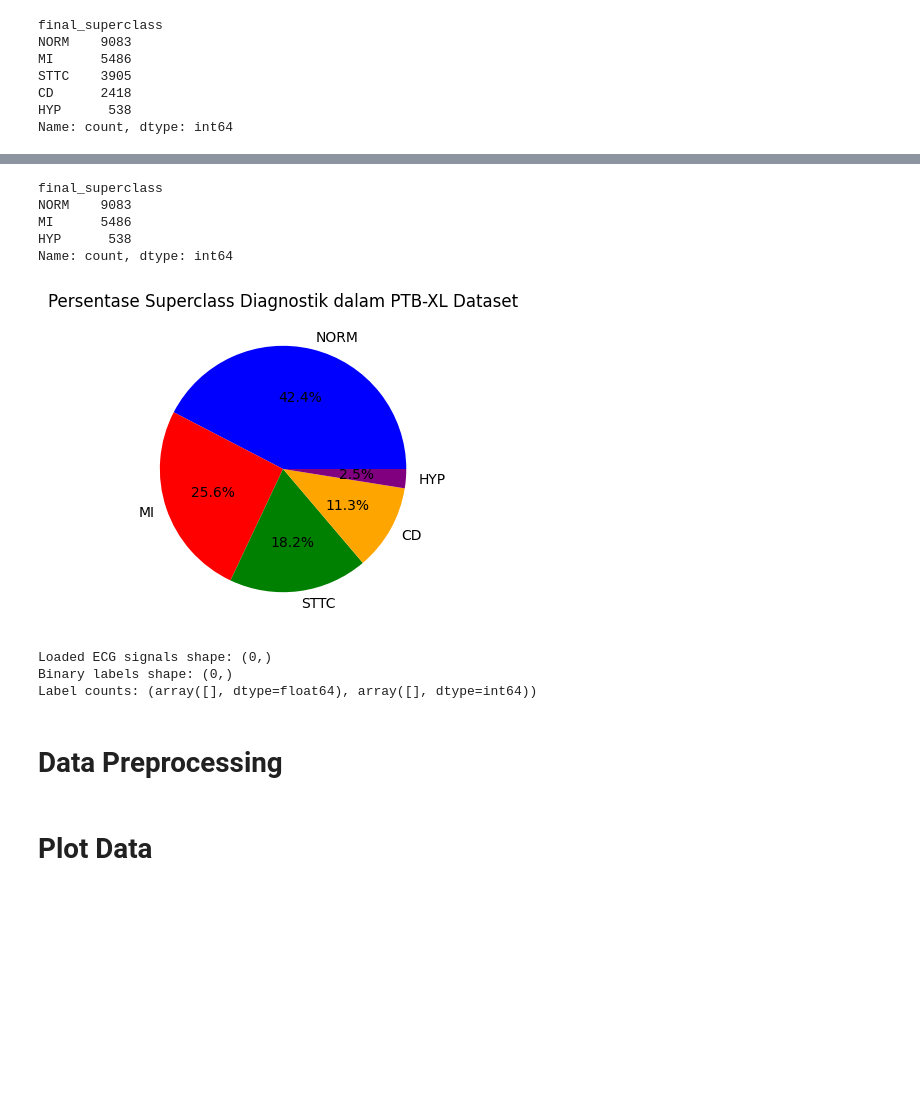
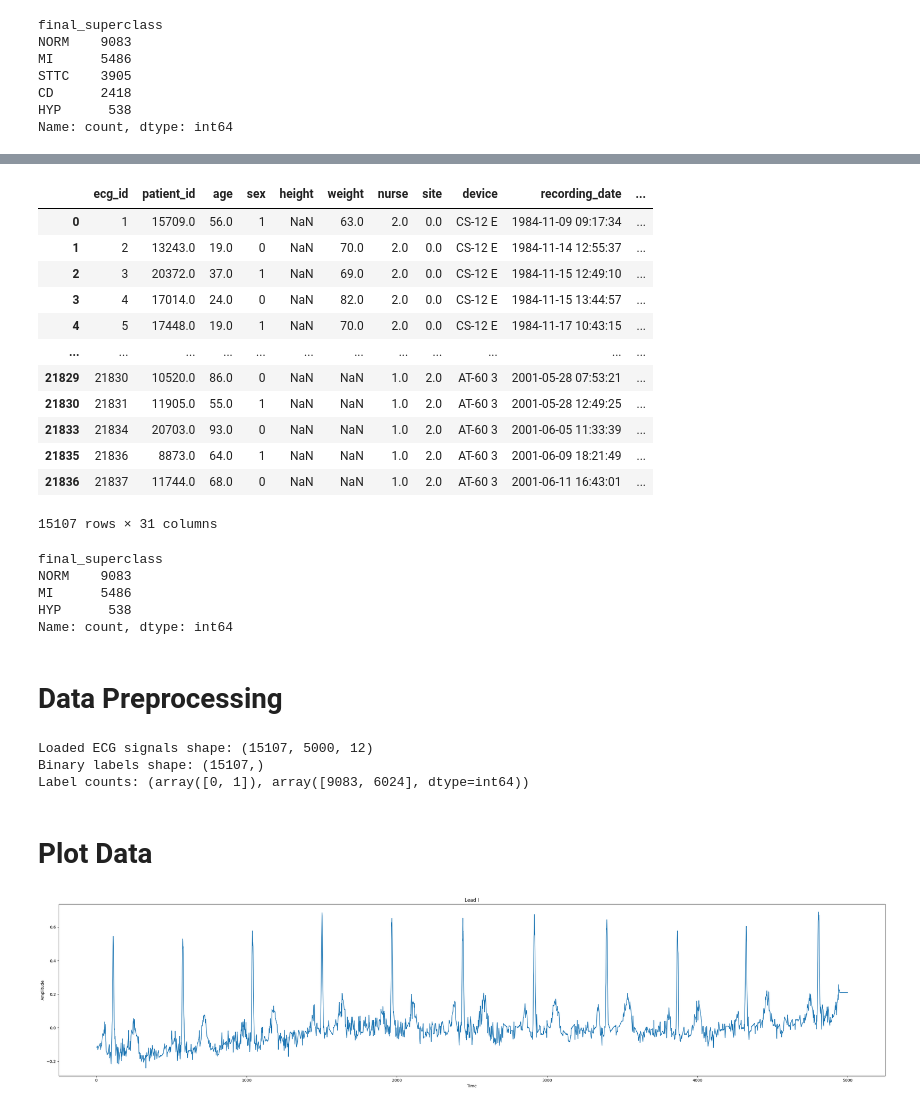
Before and after one commit to AshanMSilva/Early-Heart-Failure-Detection-via-AI-and-ECG, a Jupyter notebook: data_prepocessing.ipynb, the cells around one changed output, grey strips where cells are left out. Drawn from its saved outputs; the diff is of its cells as text; code cells hidden in the pictures; blank space fills up the shorter version.

Commit message:
updated code to preprocessed and train models

```diff
--- a/data_prepocessing.ipynb
+++ b/data_prepocessing.ipynb
@@ -119,13 +128,29 @@ filtered_df = df[df['final_superclass'].apply(lambda x: any(cls == x for cls in
 
 # Assign binary label: 0 = only NORM, 1 = has MI or HYP
 def assign_binary_label(subclasses):
-    if subclasses == {'NORM'}:
+    if subclasses == 'NORM':
         return 0
     elif 'MI' in subclasses or 'HYP' in subclasses:
         return 1
     return None
 
 filtered_df['label'] = filtered_df['final_superclass'].apply(assign_binary_label)
+# %%
+filtered_df
+# %% [output]
+|  | ecg_id | patient_id | age | sex | height | weight | nurse | site | device | recording_date | ... |
+| 0 | 1 | 15709.0 | 56.0 | 1 | NaN | 63.0 | 2.0 | 0.0 | CS-12 E | 1984-11-09 09:17:34 | ... |
+| 1 | 2 | 13243.0 | 19.0 | 0 | NaN | 70.0 | 2.0 | 0.0 | CS-12 E | 1984-11-14 12:55:37 | ... |
+| 2 | 3 | 20372.0 | 37.0 | 1 | NaN | 69.0 | 2.0 | 0.0 | CS-12 E | 1984-11-15 12:49:10 | ... |
+| 3 | 4 | 17014.0 | 24.0 | 0 | NaN | 82.0 | 2.0 | 0.0 | CS-12 E | 1984-11-15 13:44:57 | ... |
+| 4 | 5 | 17448.0 | 19.0 | 1 | NaN | 70.0 | 2.0 | 0.0 | CS-12 E | 1984-11-17 10:43:15 | ... |
+| ... | ... | ... | ... | ... | ... | ... | ... | ... | ... | ... | ... |
+| 21829 | 21830 | 10520.0 | 86.0 | 0 | NaN | NaN | 1.0 | 2.0 | AT-60 3 | 2001-05-28 07:53:21 | ... |
+| 21830 | 21831 | 11905.0 | 55.0 | 1 | NaN | NaN | 1.0 | 2.0 | AT-60 3 | 2001-05-28 12:49:25 | ... |
+| 21833 | 21834 | 20703.0 | 93.0 | 0 | NaN | NaN | 1.0 | 2.0 | AT-60 3 | 2001-06-05 11:33:39 | ... |
+| 21835 | 21836 | 8873.0 | 64.0 | 1 | NaN | NaN | 1.0 | 2.0 | AT-60 3 | 2001-06-09 18:21:49 | ... |
+| 21836 | 21837 | 11744.0 | 68.0 | 0 | NaN | NaN | 1.0 | 2.0 | AT-60 3 | 2001-06-11 16:43:01 | ... |
+15107 rows × 31 columns
 # %%
 filtered_df['final_superclass'].value_counts()
 # %% [output]
@@ -134,15 +159,6 @@ NORM    9083
 MI      5486
 HYP      538
 Name: count, dtype: int64
-# %%
-# Visualisasi dengan pie chart (dengan ukuran lebih kecil)
-import matplotlib.pyplot as plt
-plt.figure(figsize=(4, 4))
-plt.pie(class_counts, labels=class_counts.index, autopct='%1.1f%%', colors=["blue", "red", "green", "orange", "purple"])
-plt.title("Percentage of Diagnostic superclass")
-plt.show()
-# %% [output]
-[figure]
 # %%
 def load_ptbxl_signal(filepath):
     record = wfdb.rdrecord(filepath)
@@ -166,17 +182,6 @@ for idx, row in filtered_df.iterrows():
         labels.append(row['label'])
     except Exception as e:
         print(f"Error loading {path}: {e}")
-# %%
-X = np.array(signals)  # shape: (n_samples, 5000, 12)
-y = np.array(labels)
-
-print("Loaded ECG signals shape:", X.shape)
-print("Binary labels shape:", y.shape)
-print("Label counts:", np.unique(y, return_counts=True))
-# %% [output]
-Loaded ECG signals shape: (0,)
-Binary labels shape: (0,)
-Label counts: (array([], dtype=float64), array([], dtype=int64))
 # %% [markdown]
 # Data Preprocessing
 # %%
@@ -200,0 +206,11 @@ preprocessed_signals = normalize_signal(signals)
+# %%
+X = np.array(preprocessed_signals)  # shape: (n_samples, 5000, 12)
+y = np.array(labels)
+
+print("Loaded ECG signals shape:", X.shape)
+print("Binary labels shape:", y.shape)
+print("Label counts:", np.unique(y, return_counts=True))
+# %% [output]
+Loaded ECG signals shape: (15107, 5000, 12)
+Binary labels shape: (15107,)
+Label counts: (array([0, 1]), array([9083, 6024], dtype=int64))
@@ -216,3 +234,15 @@ for j in range(4):
 
     plt.tight_layout()
     plt.show()
+# %%
+import matplotlib.pyplot as plt
+
+plt.figure(figsize=(30, 7))
+plt.plot(signals[0][:, 0])
+plt.title(f"Lead {leads_names[0][0]}")
+plt.xlabel("Time")
+plt.ylabel("Amplitude")
+plt.tight_layout()
+plt.show()
+# %% [output]
+[figure, added]
```
Also changed, not shown: parts of 5 cells of this notebook, 12 other files.
